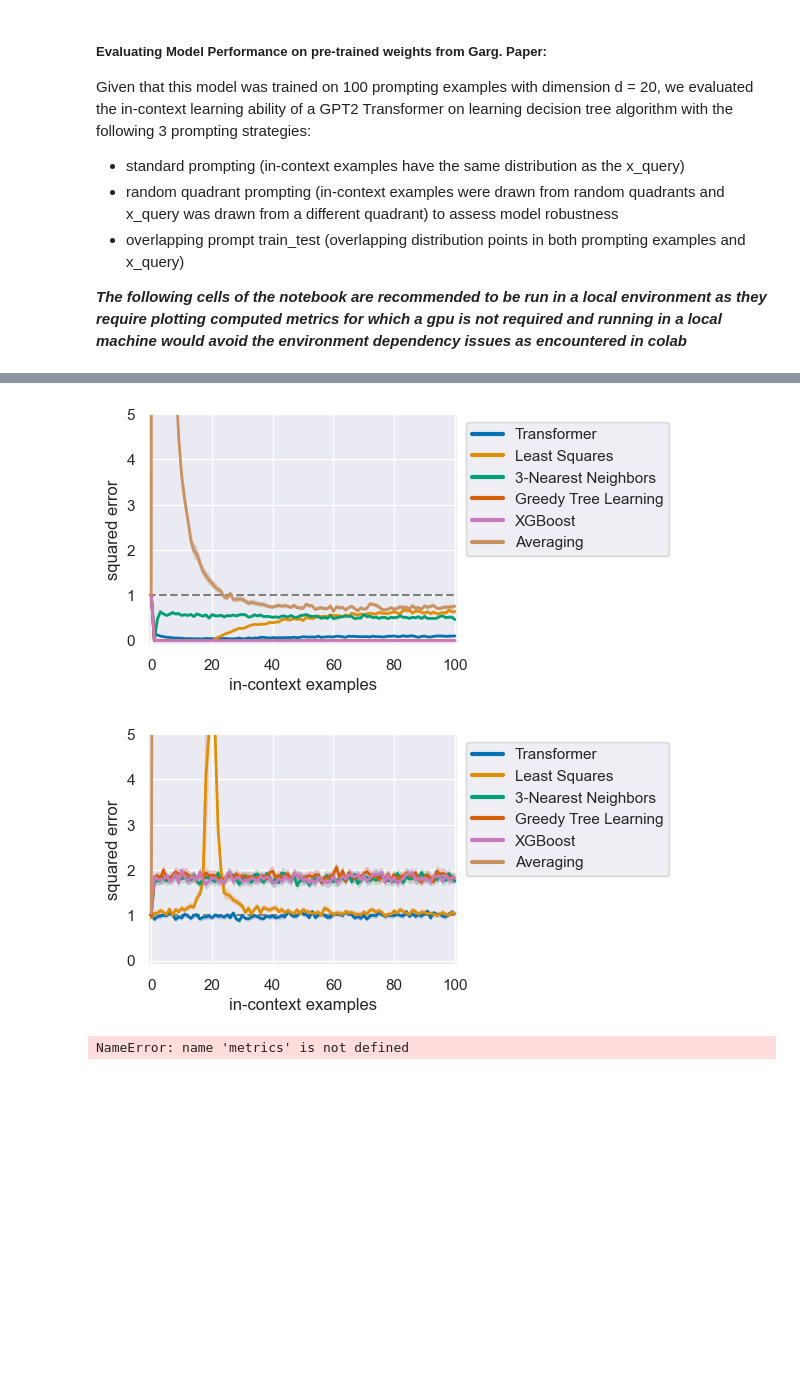
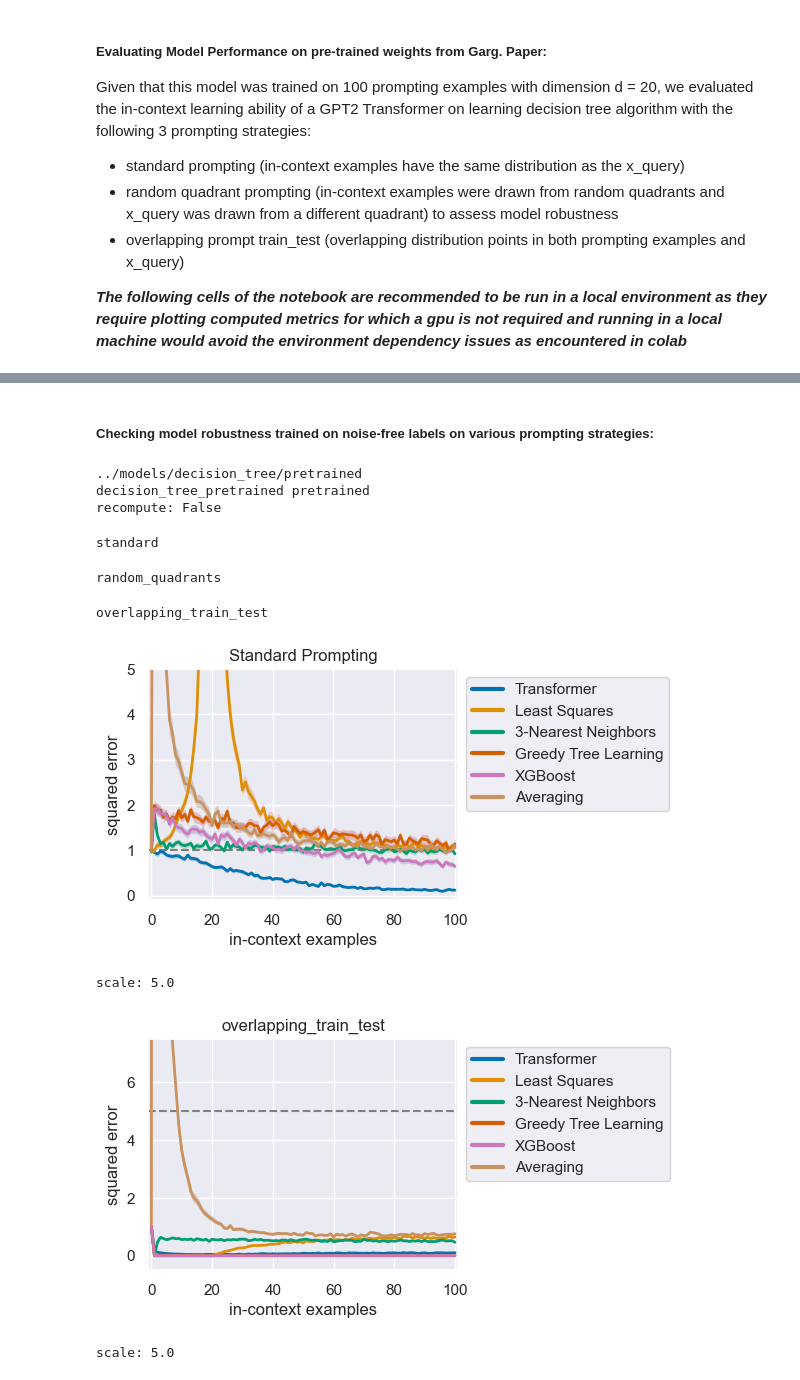
Before and after one commit to azhara001/in-context-learning-trees, a Jupyter notebook: src/eval.ipynb, the cells around one changed output, grey strips where cells are left out. Cells and saved outputs as stored; diff of their text form; code cells hidden in the pictures; blank space fills up the shorter version.

```diff
--- a/src/eval.ipynb
+++ b/src/eval.ipynb
@@ -110,8 +95,11 @@ NameError: name 'read_run_dir' is not defined
 #task = "linear_regression"
 #task = "sparse_linear_regression"
 task = "decision_tree"
-task = 'noisy_decision_tree'
 #task = "relu_2nn_regression"
+# task = "noisy_decision_tree_std_0"
+# task = "noisy_decision_tree_std_0.05"
+# task = "noisy_decision_tree_std_1"
+# task = "noisy_decision_tree_std_3"
 
 run_id = "pretrained"  # if you train more models, replace with the run_id from the table above
 
@@ -145,31 +111,58 @@ overlapping_train_test
-# %%
-basic_plot(metrics["overlapping_train_test"], models=models)
-plt.show()
-# %% [output]
-[figure, removed]
-# %%
-basic_plot(metrics["random_quadrants"], models=models)
-plt.show()
-# %% [output]
-[figure, removed]
+# %% [markdown]
+##### Checking model robustness trained on noise-free labels on various prompting strategies:
 # %%
-# plot any OOD metrics
-for name, metric in metrics.items():
-    if name == "standard": continue
+import os
+import matplotlib.pyplot as plt
 
-    if "scale" in name:
-        scale = float(name.split("=")[-1])**2
-    else:
-        scale = 1.0
+def process_task_run(task, run_id, run_dir, df, relevant_model_names):
+    run_path = os.path.join(run_dir, task, run_id)
+    print(run_path)
+    recompute_metrics = False
 
-    trivial = 1.0 if "noisy" not in name else (1+1/n_dims)
-    fig, ax = basic_plot(metric, models=models, trivial=trivial * scale)
-    ax.set_title(name)
+    if recompute_metrics:
+        get_run_metrics(run_path)  # Assume this function is defined elsewhere to recompute metrics
 
-    if "ortho" in name:
-        ax.set_xlim(-1, n_dims - 1)
-    ax.set_ylim(-.1 * scale, 1.5 * scale)
+    def valid_row(r):
+        return r.task == task and r.run_id == run_id
 
+    # Collect results based on valid_row filter
+    metrics = collect_results(run_dir, df, valid_row=valid_row)
+    _, conf = get_model_from_run(run_path, only_conf=True)
+    n_dims = conf.model.n_dims
+
+    # Plot standard metrics
+    models = relevant_model_names[task]
+    fig, ax = basic_plot(metrics["standard"], models=models)
+    ax.set_title("Standard Prompting")
     plt.show()
+
+    # Plot any OOD metrics
+    for name, metric in metrics.items():
+        if name == "standard":
+            continue
+
+        scale = float(name.split("=")[-1])**2 if "scale" in name else 5.0
+        print(f"scale: {scale}")
+        trivial = 1.0 if "noisy" not in name else (1 + 1 / n_dims)
+
+        fig, ax = basic_plot(metric, models=models, trivial=trivial * scale)
+        ax.set_title(name)
+
+        if "ortho" in name:
+            ax.set_xlim(-1, n_dims - 1)
+        ax.set_ylim(-.1 * scale, 1.5 * scale)
+
+        plt.show()
+
+process_task_run("decision_tree", "pretrained", run_dir, df, relevant_model_names)
 # %% [output]
-NameError: name 'metrics' is not defined
+../models/decision_tree/pretrained
+decision_tree_pretrained pretrained
+recompute: False
+standard
+random_quadrants
+overlapping_train_test
+[figure, added]
+scale: 5.0
+[figure, added]
+scale: 5.0
```
Also changed, not shown: parts of 25 cells of this notebook, 14 other files.
